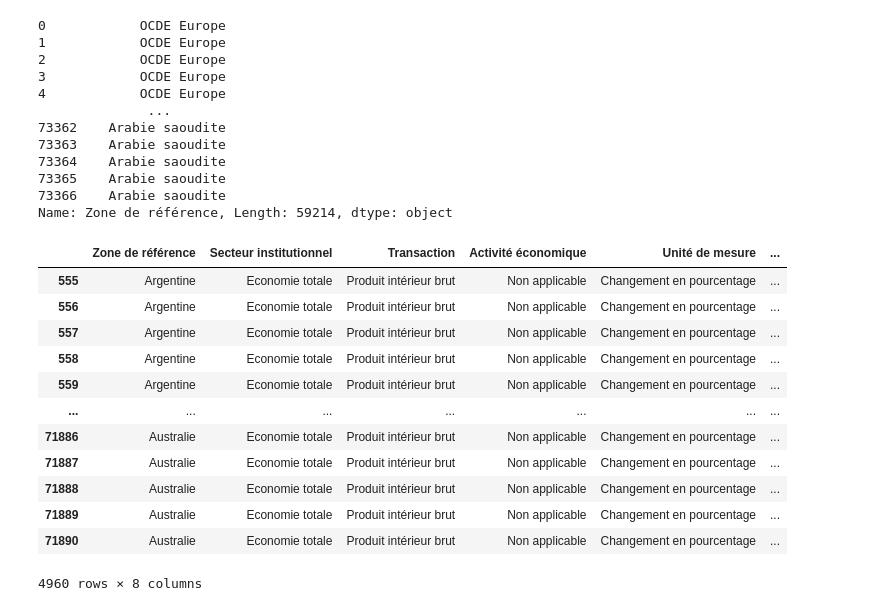
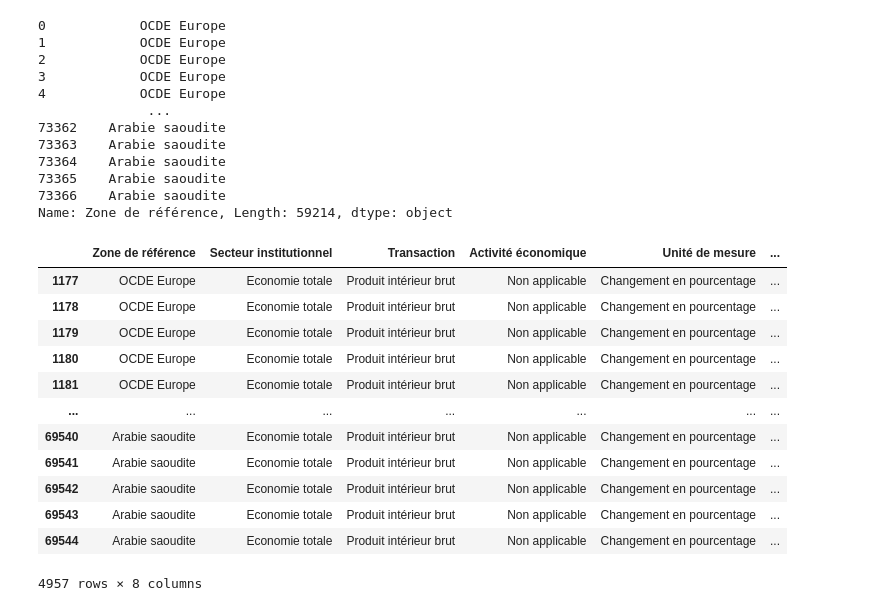
Before and after one commit to ManuelaBarreto/Practice_Project, a Jupyter notebook: cleaning_gdp.ipynb, the cells around one changed output. Cells and saved outputs as stored; diff of their text form; code cells hidden in the pictures.

```diff
--- a/cleaning_gdp.ipynb
+++ b/cleaning_gdp.ipynb
@@ -7,7 +7,7 @@ def trimester_to_date(trimester):
     month = int(quarter) * 3
     return pd.Timestamp(year=int(year), month=month, day=1)
 # %%
-real_gdp =pd.read_csv('dataglobal/realgdpoecd.csv')
+real_gdp =pd.read_csv('global/realgdpoecd.csv')
 # %%
 real_gdp
 # %% [output]
@@ -165,7 +165,7 @@ real_gdp.to_csv("global/dataglobal/clean_realgdp.csv")
 # %% [markdown]
 ## real gdp20
 # %%
-real_gdp20 =pd.read_csv('dataglobal/realgdpg20.csv')
+real_gdp20 =pd.read_csv('global/realgdpg20.csv')
 # %%
 real_gdp20
 # %% [output]
@@ -309,22 +309,22 @@ Name: Zone de référence, Length: 59214, dtype: object
 # %%
 real_gdp20 = real_gdp20[real_gdp20["Secteur institutionnel"] == "Economie totale"]
 real_gdp20 = real_gdp20[real_gdp20["Transaction"] == "Produit intérieur brut"]
-real_gdp20 = real_gdp20[real_gdp20["Transformation"] == "Taux de croissance, période sur période"]
+real_gdp20 = real_gdp20[real_gdp20["Transformation"] == "Taux de croissance, sur 1 an"]
 
 real_gdp20
 # %% [output]
 |  | Zone de référence | Secteur institutionnel | Transaction | Activité économique | Unité de mesure | ... |
-| 555 | Argentine | Economie totale | Produit intérieur brut | Non applicable | Changement en pourcentage | ... |
-| 556 | Argentine | Economie totale | Produit intérieur brut | Non applicable | Changement en pourcentage | ... |
-| 557 | Argentine | Economie totale | Produit intérieur brut | Non applicable | Changement en pourcentage | ... |
-| 558 | Argentine | Economie totale | Produit intérieur brut | Non applicable | Changement en pourcentage | ... |
-| 559 | Argentine | Economie totale | Produit intérieur brut | Non applicable | Changement en pourcentage | ... |
+| 1177 | OCDE Europe | Economie totale | Produit intérieur brut | Non applicable | Changement en pourcentage | ... |
+| 1178 | OCDE Europe | Economie totale | Produit intérieur brut | Non applicable | Changement en pourcentage | ... |
+| 1179 | OCDE Europe | Economie totale | Produit intérieur brut | Non applicable | Changement en pourcentage | ... |
+| 1180 | OCDE Europe | Economie totale | Produit intérieur brut | Non applicable | Changement en pourcentage | ... |
+| 1181 | OCDE Europe | Economie totale | Produit intérieur brut | Non applicable | Changement en pourcentage | ... |
 | ... | ... | ... | ... | ... | ... | ... |
-| 71886 | Australie | Economie totale | Produit intérieur brut | Non applicable | Changement en pourcentage | ... |
-| 71887 | Australie | Economie totale | Produit intérieur brut | Non applicable | Changement en pourcentage | ... |
-| 71888 | Australie | Economie totale | Produit intérieur brut | Non applicable | Changement en pourcentage | ... |
-| 71889 | Australie | Economie totale | Produit intérieur brut | Non applicable | Changement en pourcentage | ... |
-| 71890 | Australie | Economie totale | Produit intérieur brut | Non applicable | Changement en pourcentage | ... |
+| 69540 | Arabie saoudite | Economie totale | Produit intérieur brut | Non applicable | Changement en pourcentage | ... |
+| 69541 | Arabie saoudite | Economie totale | Produit intérieur brut | Non applicable | Changement en pourcentage | ... |
+| 69542 | Arabie saoudite | Economie totale | Produit intérieur brut | Non applicable | Changement en pourcentage | ... |
+| 69543 | Arabie saoudite | Economie totale | Produit intérieur brut | Non applicable | Changement en pourcentage | ... |
+| 69544 | Arabie saoudite | Economie totale | Produit intérieur brut | Non applicable | Changement en pourcentage | ... |
-4960 rows × 8 columns
+4957 rows × 8 columns
 # %%
 real_gdp20.to_csv("global/dataglobal/clean_realgdpg20.csv")
```
Also changed, not shown: parts of 1 cell of this notebook, 2 other files.
